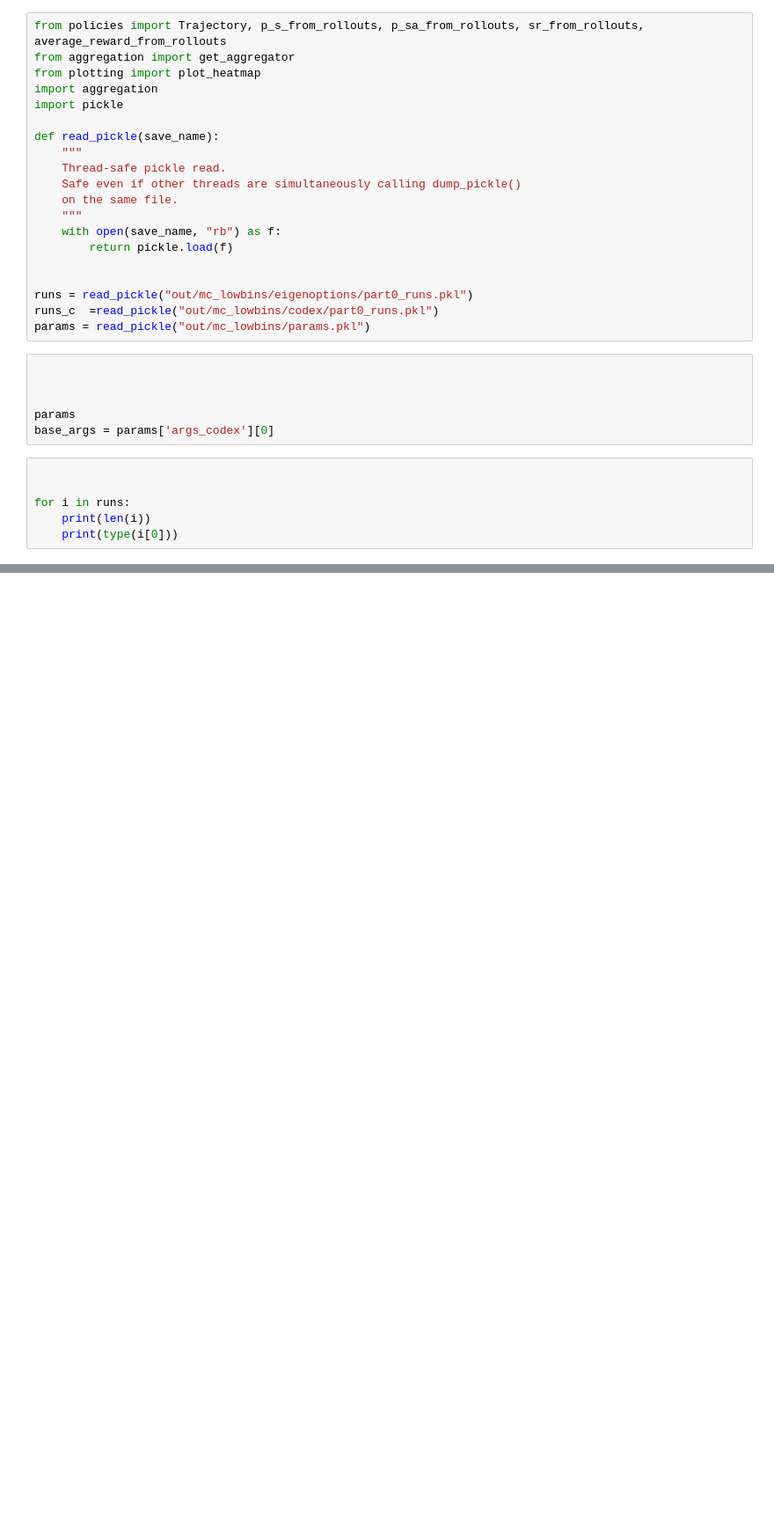
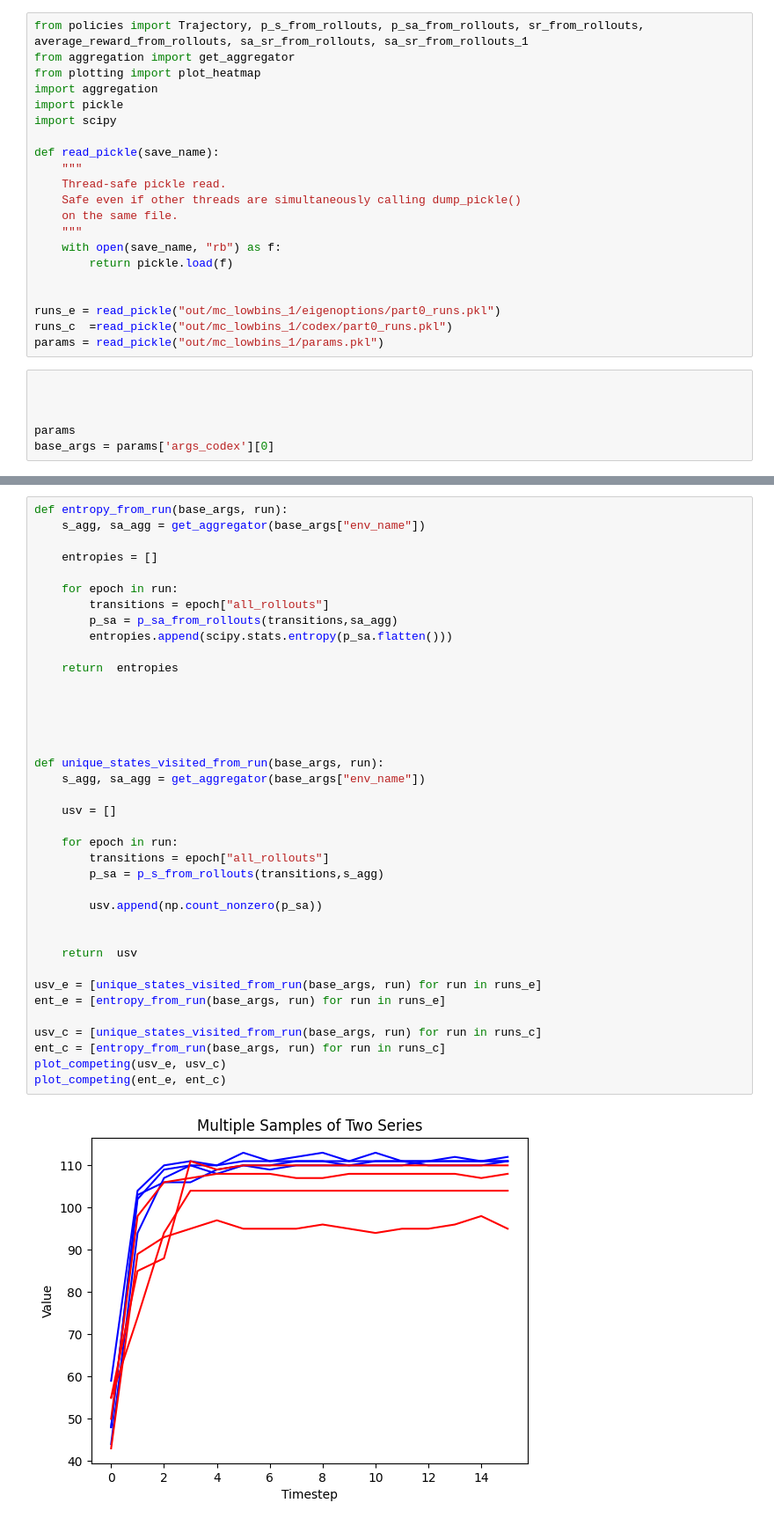
Before and after one commit to aaronma1/l1-cov, a Jupyter notebook: analysis.ipynb, the cells around one changed output, grey strips where cells are left out. Shown at 88% size. Cells and saved outputs as stored; diff of their text form; blank space fills up the shorter version.

Commit message:
trajectory container fix

```diff
--- a/analysis.ipynb
+++ b/analysis.ipynb
@@ -1,9 +1,10 @@
 # %%
-from policies import Trajectory, p_s_from_rollouts, p_sa_from_rollouts, sr_from_rollouts, average_reward_from_rollouts
+from policies import Trajectory, p_s_from_rollouts, p_sa_from_rollouts, sr_from_rollouts, average_reward_from_rollouts, sa_sr_from_rollouts, sa_sr_from_rollouts_1
 from aggregation import get_aggregator
 from plotting import plot_heatmap
 import aggregation
 import pickle
+import scipy
 
 def read_pickle(save_name):
     """
@@ -15,20 +16,14 @@ def read_pickle(save_name):
         return pickle.load(f)
 
 
-runs = read_pickle("out/mc_lowbins/eigenoptions/part0_runs.pkl")
-runs_c  =read_pickle("out/mc_lowbins/codex/part0_runs.pkl")
-params = read_pickle("out/mc_lowbins/params.pkl")
+runs_e = read_pickle("out/mc_lowbins_1/eigenoptions/part0_runs.pkl")
+runs_c  =read_pickle("out/mc_lowbins_1/codex/part0_runs.pkl")
+params = read_pickle("out/mc_lowbins_1/params.pkl")
 # %%
 
 
 
 params
 base_args = params['args_codex'][0]
-# %%
-
-
-for i in runs:
-    print(len(i))
-    print(type(i[0]))
 # %%
 
@@ -120,3 +141,43 @@ def competing_timesteps(timesteps, values1_samples, values2_samples,
     plt.legend()
     plt.grid(True)
     plt.show()
+# %%
+def entropy_from_run(base_args, run):
+    s_agg, sa_agg = get_aggregator(base_args["env_name"])
+
+    entropies = []
+
+    for epoch in run:
+        transitions = epoch["all_rollouts"]
+        p_sa = p_sa_from_rollouts(transitions,sa_agg)
+        entropies.append(scipy.stats.entropy(p_sa.flatten()))
+
+    return  entropies
+
+
+
+
+
+def unique_states_visited_from_run(base_args, run):
+    s_agg, sa_agg = get_aggregator(base_args["env_name"])
+
+    usv = []
+
+    for epoch in run:
+        transitions = epoch["all_rollouts"]
+        p_sa = p_s_from_rollouts(transitions,s_agg)
+
+        usv.append(np.count_nonzero(p_sa))
+
+
+    return  usv
+
+usv_e = [unique_states_visited_from_run(base_args, run) for run in runs_e]
+ent_e = [entropy_from_run(base_args, run) for run in runs_e]
+
+usv_c = [unique_states_visited_from_run(base_args, run) for run in runs_c]
+ent_c = [entropy_from_run(base_args, run) for run in runs_c]
+plot_competing(usv_e, usv_c)
+plot_competing(ent_e, ent_c)
+# %% [output]
+[figure, added]
```
Also changed, not shown: parts of 5 cells of this notebook, 5 other files.
